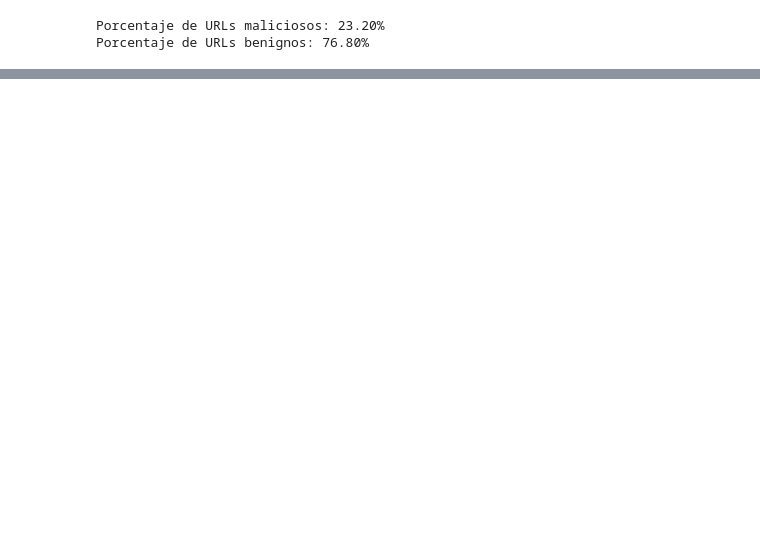
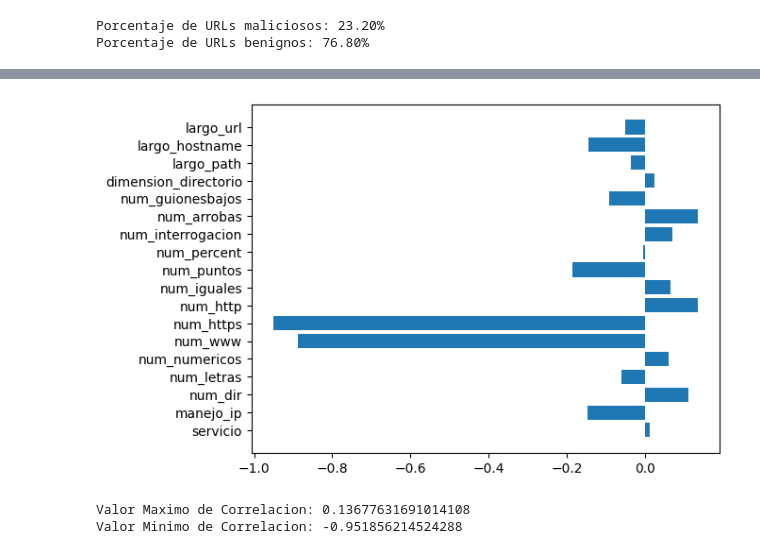
Before and after one commit to arhcoder/QuintuSCAN, a Jupyter notebook: models/Data_extraction_standardization.ipynb, the cells around one changed output, grey strips where cells are left out. Saved outputs shown, nothing was run; the diff lists cells and outputs as text; code cells hidden in the pictures; blank space fills up the shorter version.

```diff
--- a/models/Data_extraction_standardization.ipynb
+++ b/models/Data_extraction_standardization.ipynb
@@ -175,0 +199,18 @@ data_url_samp.to_csv(header=False, index=False, path_or_buf="..\data\Data_Sampli
+# %%
+index_corrmat_result = corrmat.iloc[1:,:0].index
+values_corrmat_result = corrmat.iloc[1:,0].values
+# %%
+fig, ax = plt.subplots()
+ax.barh(index_corrmat_result, width=values_corrmat_result)
+ax.invert_yaxis()
+plt.show()
+# %% [output]
+[figure, added]
+# %%
+max_value_result = max(corrmat.iloc[1:,0])
+min_value_result = min(corrmat.iloc[1:,0])
+print(f"Valor Maximo de Correlacion: {max_value_result}")
+print(f"Valor Minimo de Correlacion: {min_value_result}")
+# %% [output]
+Valor Maximo de Correlacion: 0.13677631691014108
+Valor Minimo de Correlacion: -0.951856214524288
```
Also changed, not shown: parts of 5 cells of this notebook, 2 other files.
